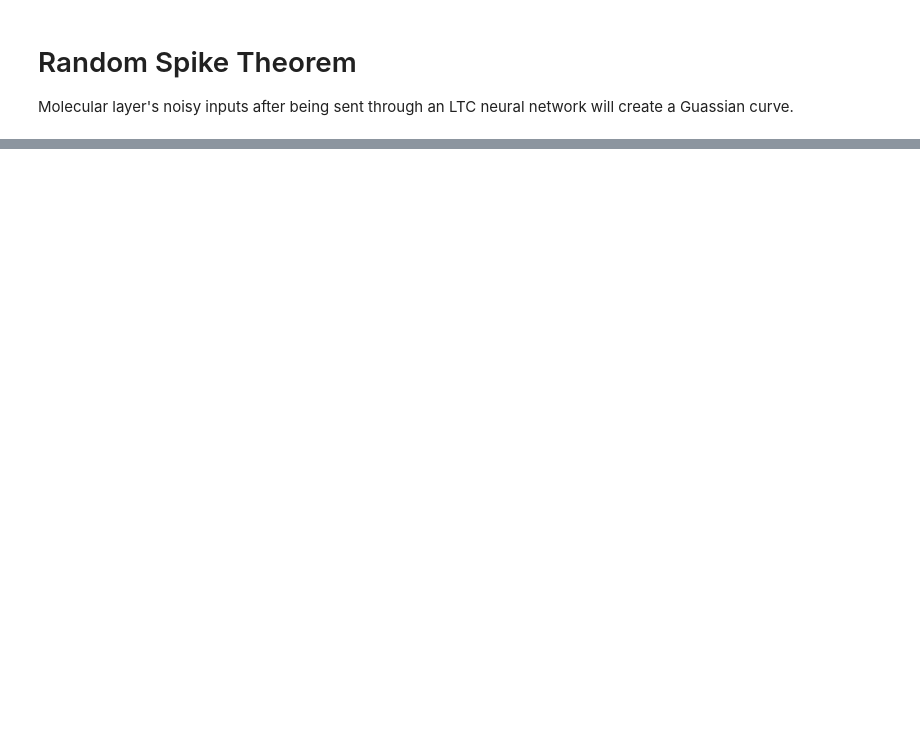
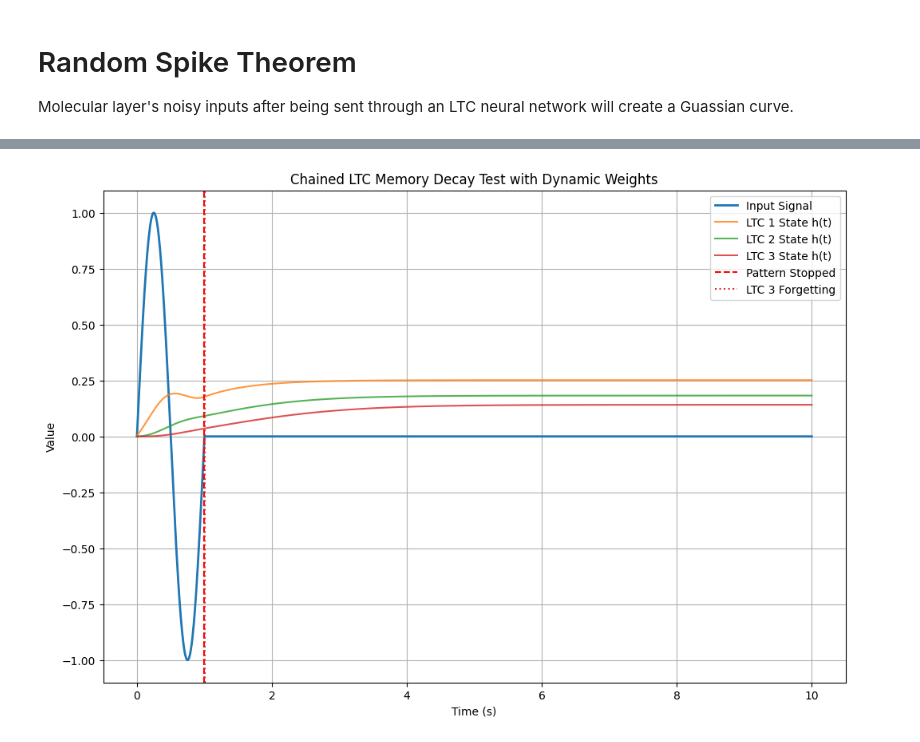
Before and after one commit to SolaceHarmony/Ember, a Jupyter notebook: python_proofs/randomgaussiantheorem.ipynb, the cells around one changed output, grey strips where cells are left out. Cells and saved outputs as stored; diff of their text form; code cells hidden in the pictures; blank space fills up the shorter version.

Commit message:
Noise tests

```diff
--- a/python_proofs/randomgaussiantheorem.ipynb
+++ b/python_proofs/randomgaussiantheorem.ipynb
@@ -58,0 +5,80 @@ ValueError: supplied range of [-inf, 5.935066252971103e+307] is not finite
+# %%
+import numpy as np
+import matplotlib.pyplot as plt
+
+# Parameters
+num_ltc = 3         # Number of LTC neurons in chain
+tau = 1.0           # Time constant of LTC
+gleak = 0.5         # Leak conductance
+cm_t = 1.0          # Membrane capacitance
+dt = 0.01           # Time step
+total_time = 10.0   # Total simulation time
+pattern_time = 1.0  # Duration of feeding the pattern
+threshold = 0.05    # Threshold to determine "forgetting"
+
+num_steps = int(total_time / dt)
+pattern_steps = int(pattern_time / dt)
+
+# Create time array and input signal (can be replaced with random noise)
+t = np.linspace(0, total_time, num_steps)
+freq = 1.0
+input_signal = np.zeros(num_steps)
+for i in range(pattern_steps):
+    input_signal[i] = np.sin(2 * np.pi * freq * t[i])
+
+# Sigmoid function
+def sigmoid(x, mu=0.5, sigma=1.0):
+    return 1 / (1 + np.exp(-sigma * (x - mu)))
+
+# Simulating chain of LTC neurons with random noise (optional)
+# Uncomment these lines and adjust noise_std if you want noise instead of the pattern
+# noise_std = 0.1  # Standard deviation of the random noise
+# input_signal = np.random.normal(0, noise_std, num_steps)
+
+# Simulating chain of LTC neurons
+h_vals = np.zeros((num_ltc, num_steps))  # Store states for each neuron
+h = np.zeros(num_ltc)  # Current state of each neuron
+weights = np.random.uniform(0.5, 1.5, num_ltc)  # Dynamic weights for each neuron
+
+for i in range(num_steps):
+    # First neuron gets modulated input signal
+    u = sigmoid(input_signal[i])
+    dh0 = (1.0 / tau) * (u - h[0]) - gleak * h[0]
+    h[0] = h[0] + dt * dh0 / cm_t  # Update with leaky dynamics
+
+    # Subsequent neurons get input from previous neuron
+    for j in range(1, num_ltc):
+        dh = (1.0 / tau) * (weights[j-1] * h[j-1] - h[j]) - gleak * h[j]
+        h[j] = h[j] + dt * dh / cm_t  # Update with leaky dynamics
+
+    # Store all states
+    h_vals[:, i] = h
+
+# Plot Results
+plt.figure(figsize=(12, 8))
+plt.plot(t, input_signal, label='Input Signal', linewidth=2)
+for i in range(num_ltc):
+    plt.plot(t, h_vals[i], label=f'LTC {i+1} State h(t)', alpha=0.8)
+plt.axvline(pattern_time, color='r', linestyle='--', label='Pattern Stopped')
+
+# Find forgetting times for each neuron
+for i in range(num_ltc):
+    forget_time = None
+    for idx in range(pattern_steps, num_steps):
+        if abs(h_vals[i, idx]) < threshold:
+            forget_time = t[idx] - pattern_time
+            plt.axvline(pattern_time + forget_time, color=f'C{i+1}',
+                        linestyle=':', label=f'LTC {i+1} Forgetting')
+            break
+    if forget_time is not None:
+        print(f"LTC {i+1} Time to forget: {forget_time:.2f}s")
+    else:
+        print(f"LTC {i+1} did not forget within the simulation time.")
+
+plt.title("Chained LTC Memory Decay Test with Dynamic Weights")
+plt.xlabel("Time (s)")
+plt.ylabel("Value")
+plt.grid(True)
+plt.legend()
+plt.show()
+# %% [output]
@@ -58,0 +88 @@ ValueError: supplied range of [-inf, 5.935066252971103e+307] is not finite
+[figure, added]
```
Also changed, not shown: parts of 2 cells of this notebook.
